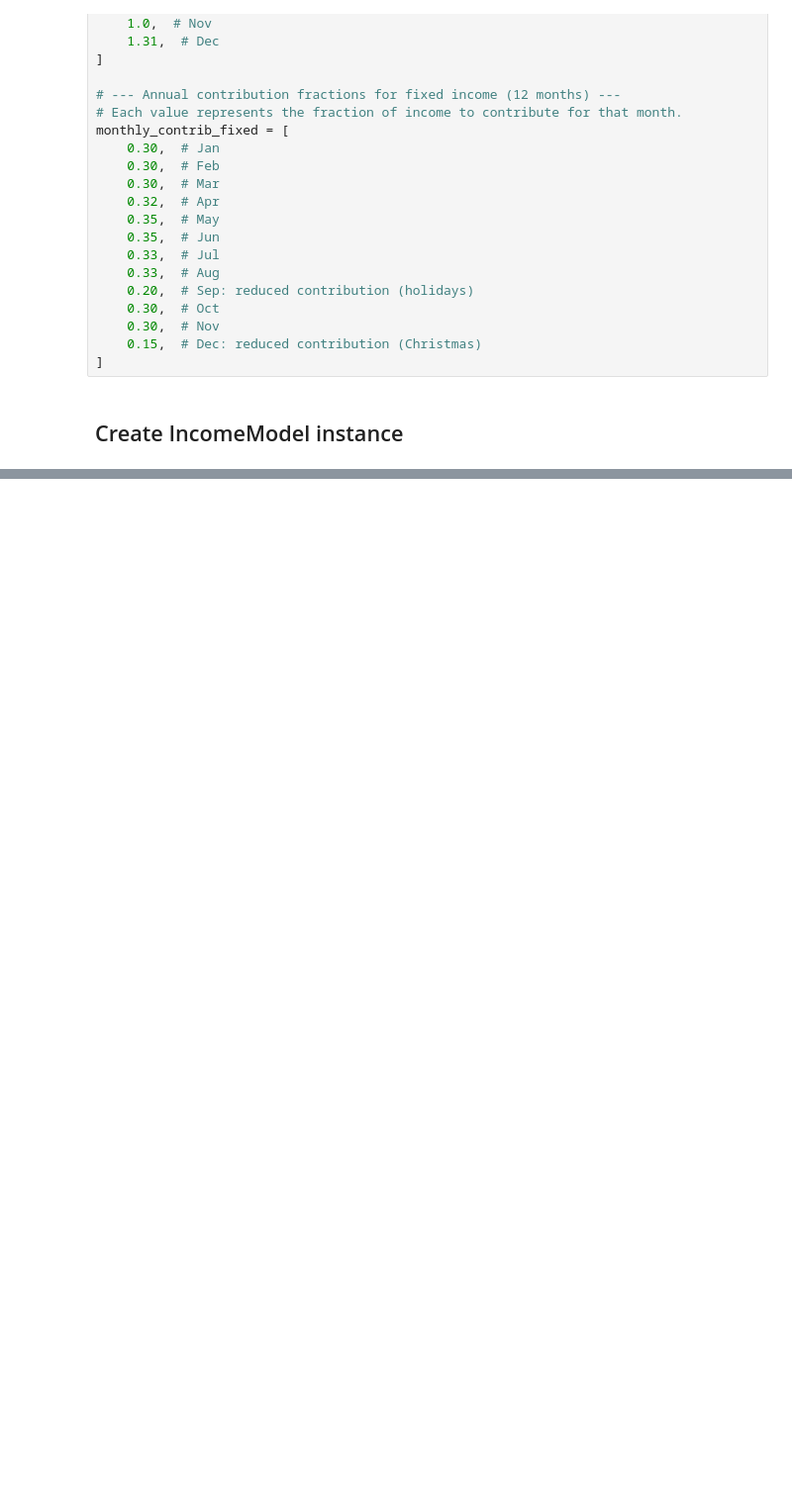
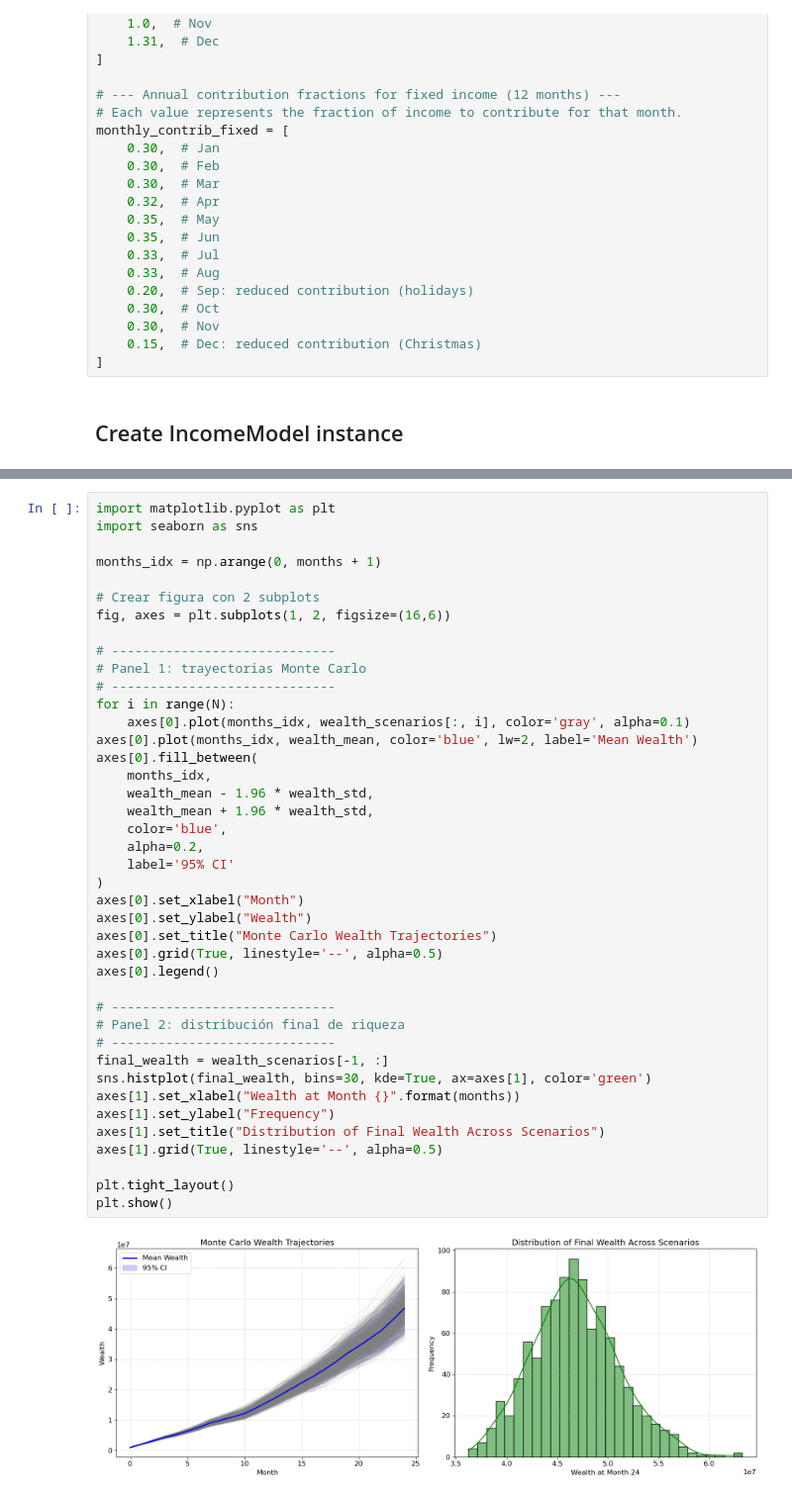
Before and after one commit to mfourier/fin-opt, a Jupyter notebook: notebooks/simulation.ipynb, the cells around one changed output, grey strips where cells are left out. Shown: that part at 99% size. Saved outputs shown, nothing was run; the diff lists cells and outputs as text; blank space fills up the shorter version.

```diff
--- a/notebooks/simulation.ipynb
+++ b/notebooks/simulation.ipynb
@@ -441,0 +460,43 @@ NameError: name 'A_df' is not defined
+# %%
+import matplotlib.pyplot as plt
+import seaborn as sns
+
+months_idx = np.arange(0, months + 1)
+
+# Crear figura con 2 subplots
+fig, axes = plt.subplots(1, 2, figsize=(16,6))
+
+# -----------------------------
+# Panel 1: trayectorias Monte Carlo
+# -----------------------------
+for i in range(N):
+    axes[0].plot(months_idx, wealth_scenarios[:, i], color='gray', alpha=0.1)
+axes[0].plot(months_idx, wealth_mean, color='blue', lw=2, label='Mean Wealth')
+axes[0].fill_between(
+    months_idx,
+    wealth_mean - 1.96 * wealth_std,
+    wealth_mean + 1.96 * wealth_std,
+    color='blue',
+    alpha=0.2,
+    label='95% CI'
+)
+axes[0].set_xlabel("Month")
+axes[0].set_ylabel("Wealth")
+axes[0].set_title("Monte Carlo Wealth Trajectories")
+axes[0].grid(True, linestyle='--', alpha=0.5)
+axes[0].legend()
+
+# -----------------------------
+# Panel 2: distribución final de riqueza
+# -----------------------------
+final_wealth = wealth_scenarios[-1, :]
+sns.histplot(final_wealth, bins=30, kde=True, ax=axes[1], color='green')
+axes[1].set_xlabel("Wealth at Month {}".format(months))
+axes[1].set_ylabel("Frequency")
+axes[1].set_title("Distribution of Final Wealth Across Scenarios")
+axes[1].grid(True, linestyle='--', alpha=0.5)
+
+plt.tight_layout()
+plt.show()
+# %% [output]
+[figure, added]
```
Also changed, not shown: parts of 23 cells of this notebook, 3 other files.
